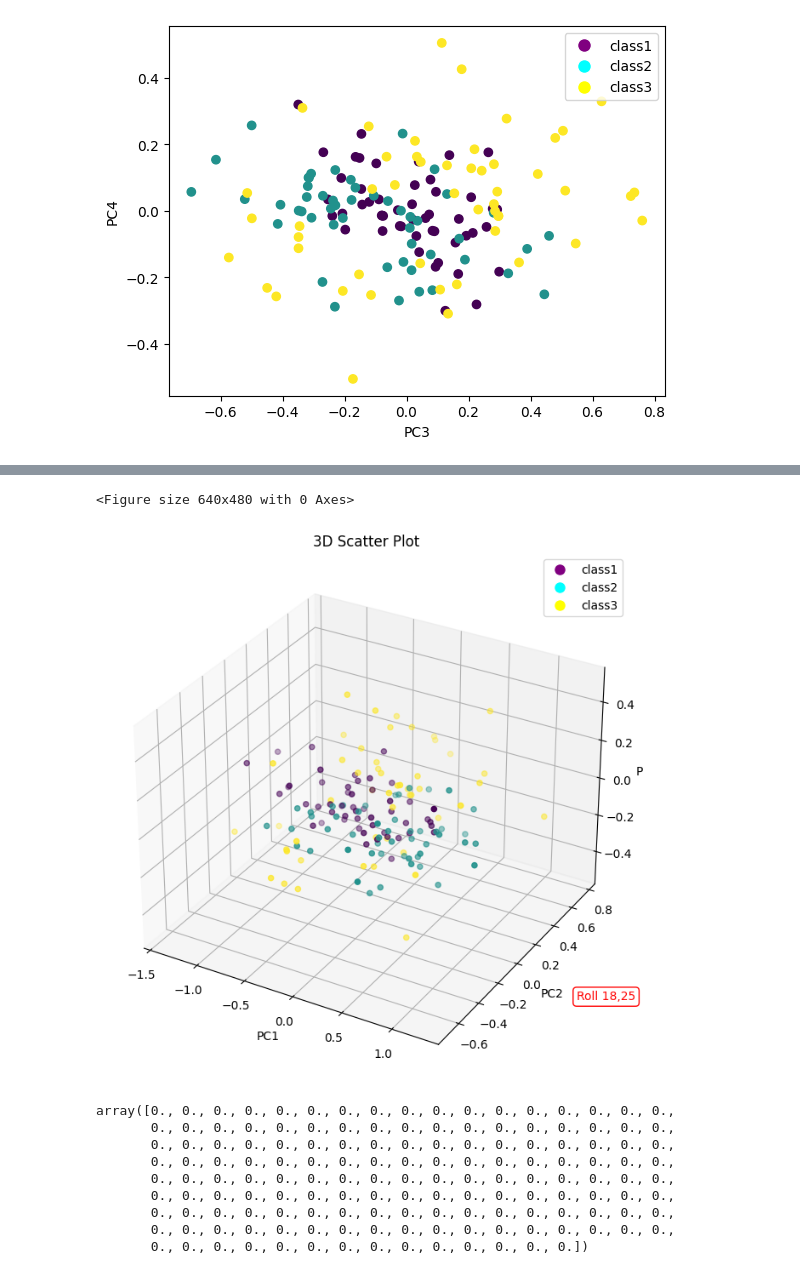
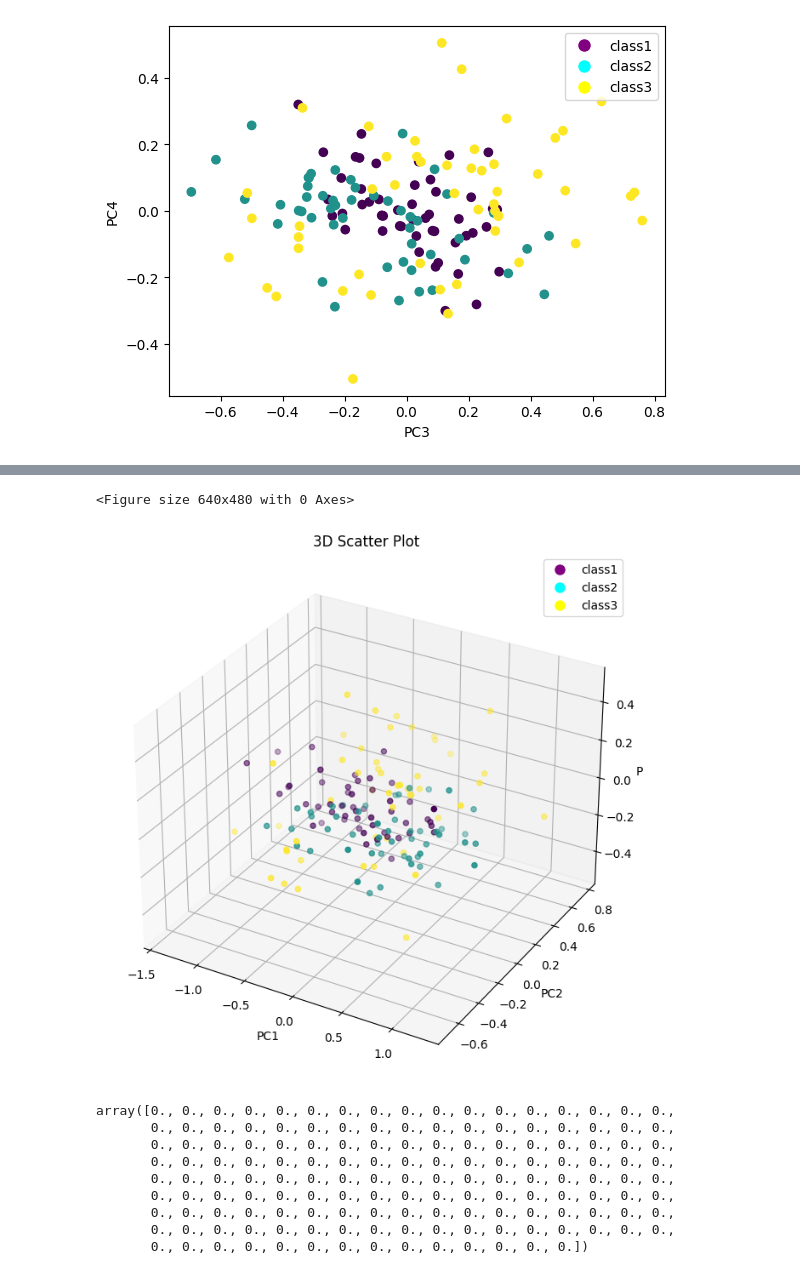
Before and after one commit to Zaxis018/Data-Mining, a Jupyter notebook: PCA/PCA_on_iris.ipynb, the cells around one changed output, grey strips where cells are left out. Drawn from its saved outputs; the diff is of its cells as text; code cells hidden in the pictures.

```diff
--- a/PCA/PCA_on_iris.ipynb
+++ b/PCA/PCA_on_iris.ipynb
@@ -494,35 +494,35 @@ plt.show()
 #but if we do not select the top 3 PCs and instead use other combination like bottom 3 PCA then,
 
 # Select the bottom 3 eigenvectors
 selected_eigenvectors_buttom = eigenvectors[:, num_eigenvectors-3:num_eigenvectors]
 row_vector=np.transpose(selected_eigenvectors_buttom)
 data = np.transpose(row_vector @ row_zero_mean_data)
 
 # Create a 3D scatter plot
 fig = plt.figure()
 fig = plt.figure(figsize=(8, 8))
 ax = fig.add_subplot(111, projection='3d')
 ax.scatter(data[:,0],data[:,1],data[:,2],c=y, marker='o')
 
 legend_labels = ['class1', 'class2', 'class3']
 legend_colors = ['purple', 'cyan', 'yellow']
 
 # Create the legend
 legend_elements = [plt.Line2D([0], [0], marker='o', color='w', markerfacecolor=color, markersize=10) for color in legend_colors]
 plt.legend(legend_elements, legend_labels)
 
 
-ax.text(20,10,1, 'Roll 18,25', ha='left', va='center', color='red', transform=ax.transAxes,
+ax.text(20,10,1, '', ha='left', va='center', color='red', transform=ax.transAxes,
          bbox=dict(facecolor='white', edgecolor='red', boxstyle='round'))
 
 ax.set_xlabel('PC1')
 ax.set_ylabel('PC2')
 ax.set_zlabel('PC3')
 ax.set_title('3D Scatter Plot')
 plt.show()
 # %% [output]
 <Figure size 640x480 with 0 Axes>
-[figure, old version]
+[figure, new version]
 # %%
 y = iris.target
 # %%
```
Also changed, not shown: parts of 5 cells of this notebook.
